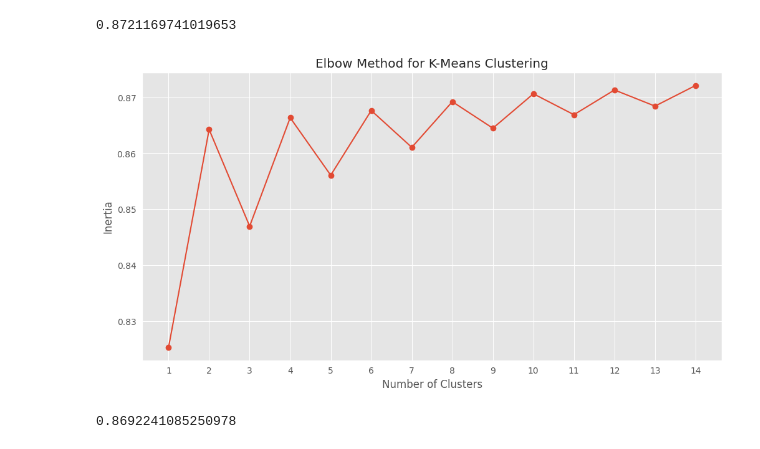
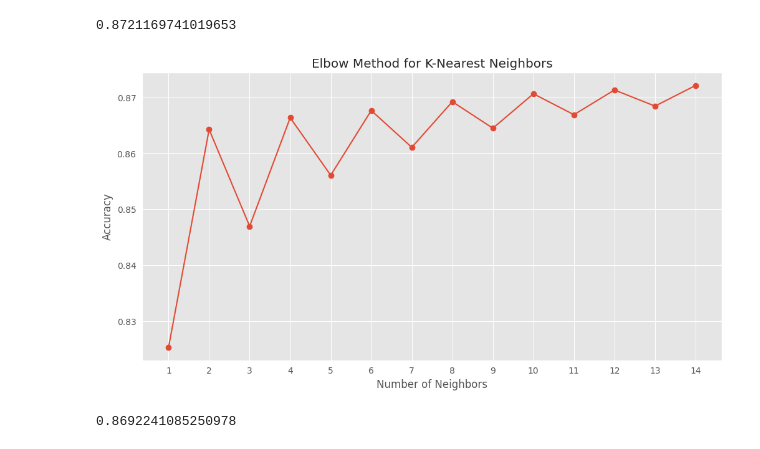
Before and after one commit to yash1017/Insurance_Customer_Predictor, a Jupyter notebook: solution/insurance_cross_sell.ipynb, the cells around one changed output. Drawn from its saved outputs; the diff is of its cells as text; code cells hidden in the pictures.

```diff
--- a/solution/insurance_cross_sell.ipynb
+++ b/solution/insurance_cross_sell.ipynb
@@ -233,14 +233,14 @@ for i in range(1,15):
 # %%
 plt.figure(figsize=(12, 6))
 plt.plot(range(1, 15), acc, marker='o')
-plt.title('Elbow Method for K-Means Clustering')
-plt.xlabel('Number of Clusters')
-plt.ylabel('Inertia')
+plt.title('Elbow Method for K-Nearest Neighbors')
+plt.xlabel('Number of Neighbors')
+plt.ylabel('Accuracy')
 plt.xticks(range(1, 15))
 plt.grid(True)
 plt.show()
 # %% [output]
-[figure, old version]
+[figure, new version]
 # %%
 # 8 is better value for this model
 
```
Also changed, not shown: parts of 1 cell of this notebook.
